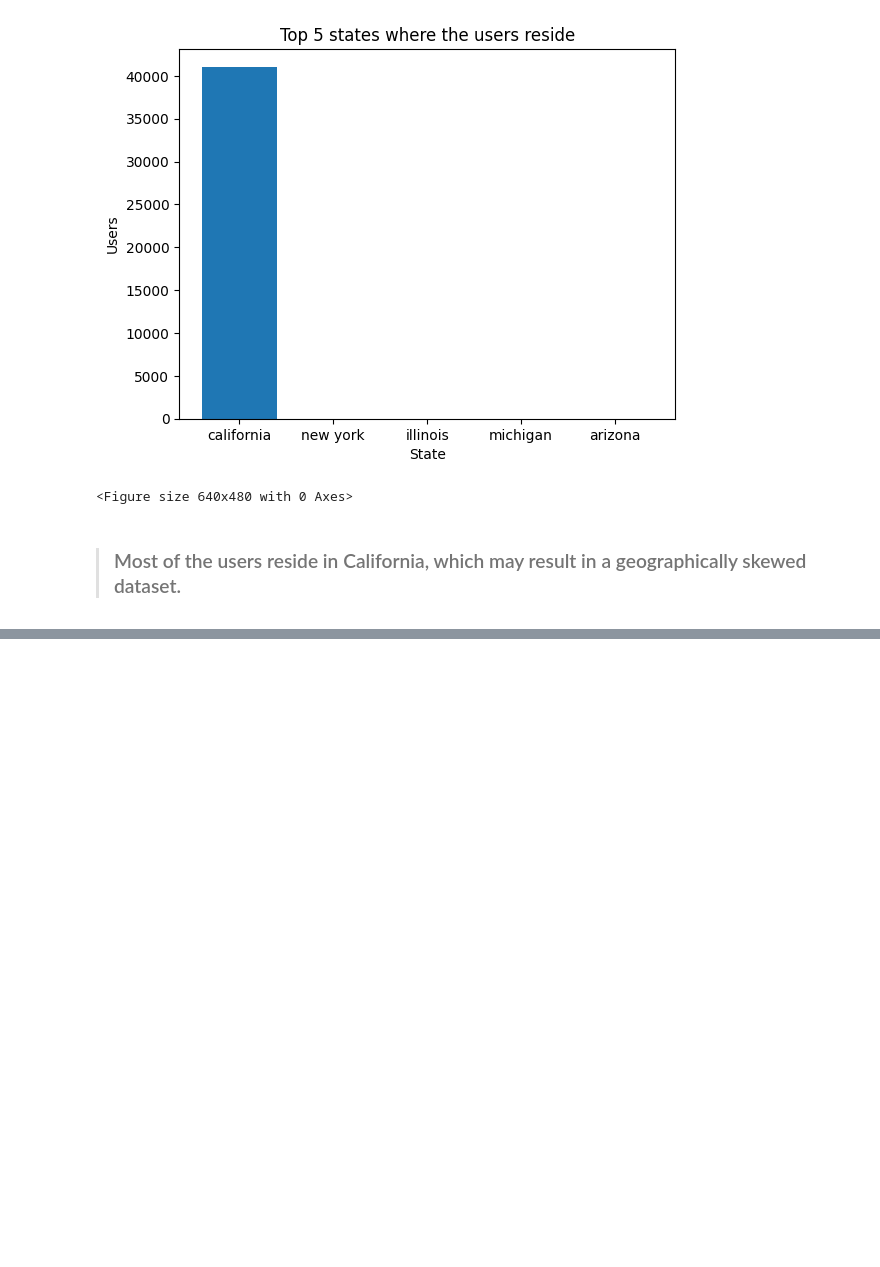
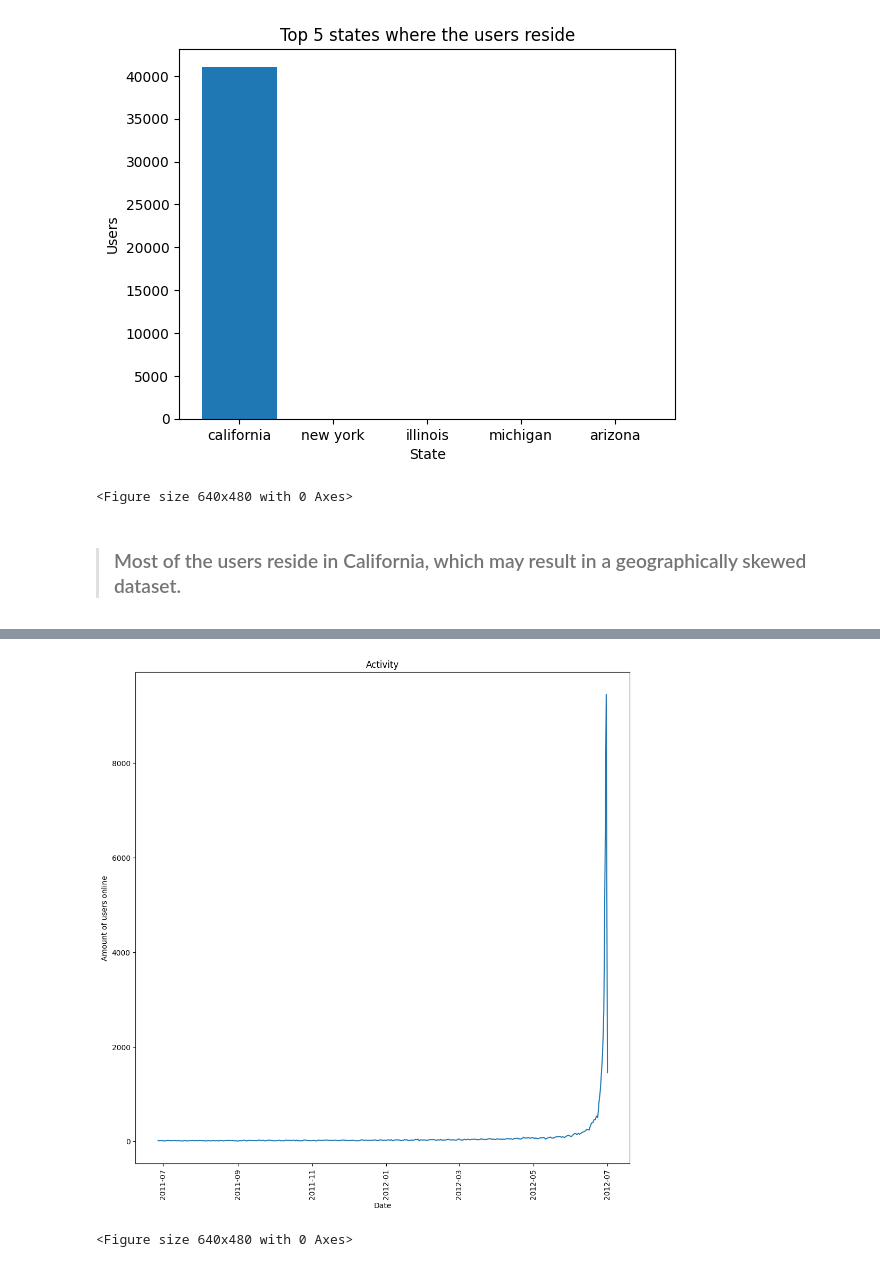
Before and after one commit to YSKAA423/OkCupid-Date-A-Scientist, a Jupyter notebook: Recommend_a_peer.ipynb, the cells around one changed output, grey strips where cells are left out. Cells and saved outputs as stored; diff of their text form; code cells hidden in the pictures; blank space fills up the shorter version.

```diff
--- a/Recommend_a_peer.ipynb
+++ b/Recommend_a_peer.ipynb
@@ -1025,0 +1024,4 @@ Name: count, dtype: int64
+# %%
+Individuals["date_last_online"] = Individuals.last_online.apply(lambda x: x[:10])
+Individuals["date_last_online"] = pd.to_datetime(Individuals["date_last_online"])
+Individuals.head()
@@ -1025,0 +1035,5 @@ Name: count, dtype: int64
+# %%
+counts_across_dates = Individuals.groupby("date_last_online").last_online.count().sort_index()
+dates = Individuals.groupby("date_last_online").last_online.count().index
+
+print(dates)
@@ -1025,0 +1049,12 @@ Name: count, dtype: int64
+# %%
+plt.figure(figsize = (12,12))
+plt.plot(dates,counts_across_dates)
+plt.xticks(rotation = 90)
+plt.xlabel("Date")
+plt.ylabel("Amount of users online")
+plt.title("Activity")
+plt.show()
+plt.clf()
+# %% [output]
+[figure, added]
+<Figure size 640x480 with 0 Axes>
```
Also changed, not shown: parts of 29 cells of this notebook.
